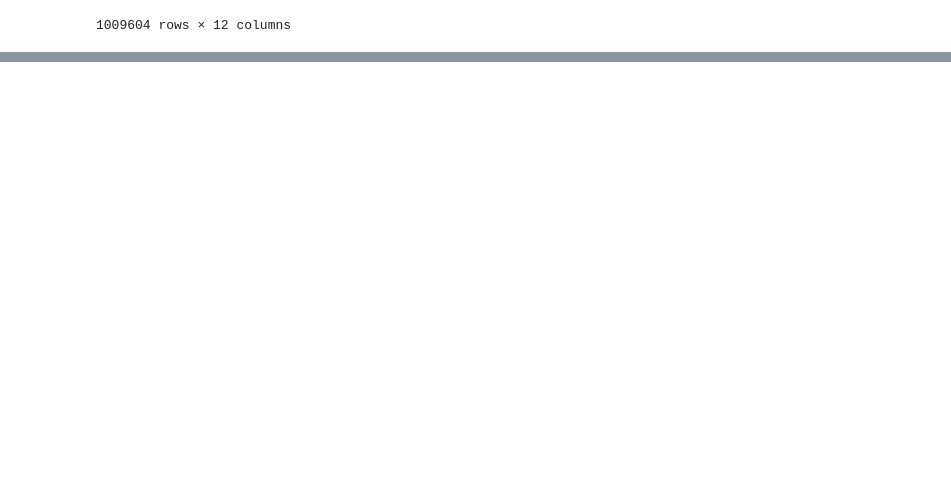
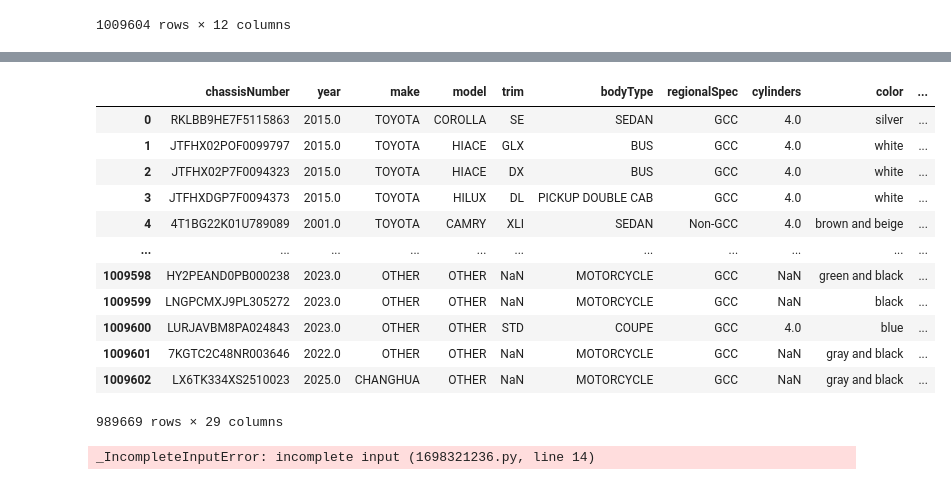
Before and after one commit to ManavKatrodiyaOpash/vin-sphere-python, a Jupyter notebook: ml/methaq_transformers.ipynb, the cells around one changed output, grey strips where cells are left out. Drawn from its saved outputs; the diff is of its cells as text; code cells hidden in the pictures; blank space fills up the shorter version.

```diff
--- a/ml/methaq_transformers.ipynb
+++ b/ml/methaq_transformers.ipynb
@@ -20,0 +1424,33 @@ data
+# %%
+data
+# %% [output]
+|  | chassisNumber | year | make | model | trim | bodyType | regionalSpec | cylinders | color | ... |
+| 0 | RKLBB9HE7F5115863 | 2015.0 | TOYOTA | COROLLA | SE | SEDAN | GCC | 4.0 | silver | ... |
+| 1 | JTFHX02POF0099797 | 2015.0 | TOYOTA | HIACE | GLX | BUS | GCC | 4.0 | white | ... |
+| 2 | JTFHX02P7F0094323 | 2015.0 | TOYOTA | HIACE | DX | BUS | GCC | 4.0 | white | ... |
+| 3 | JTFHXDGP7F0094373 | 2015.0 | TOYOTA | HILUX | DL | PICKUP DOUBLE CAB | GCC | 4.0 | white | ... |
+| 4 | 4T1BG22K01U789089 | 2001.0 | TOYOTA | CAMRY | XLI | SEDAN | Non-GCC | 4.0 | brown and beige | ... |
+| ... | ... | ... | ... | ... | ... | ... | ... | ... | ... | ... |
+| 1009598 | HY2PEAND0PB000238 | 2023.0 | OTHER | OTHER | NaN | MOTORCYCLE | GCC | NaN | green and black | ... |
+| 1009599 | LNGPCMXJ9PL305272 | 2023.0 | OTHER | OTHER | NaN | MOTORCYCLE | GCC | NaN | black | ... |
+| 1009600 | LURJAVBM8PA024843 | 2023.0 | OTHER | OTHER | STD | COUPE | GCC | 4.0 | blue | ... |
+| 1009601 | 7KGTC2C48NR003646 | 2022.0 | OTHER | OTHER | NaN | MOTORCYCLE | GCC | NaN | gray and black | ... |
+| 1009602 | LX6TK334XS2510023 | 2025.0 | CHANGHUA | OTHER | NaN | MOTORCYCLE | GCC | NaN | gray and black | ... |
+989669 rows × 29 columns
+# %%
+def clean_make(
+    data: pd.DataFrame,
+    column: str = "make"
+):
+
+    data = data.copy()
+
+    data[column] = (
+        data[column]
+        .astype(str)
+        .str.upper()
+        .str.strip()
+        .str.replace(r"\s+", " ", regex=True)
+        .str.replace(r"\d+$", " ",)
+# %% [output]
+_IncompleteInputError: incomplete input (1698321236.py, line 14)
```
Also changed, not shown: parts of 17 cells of this notebook, 8 other files.
